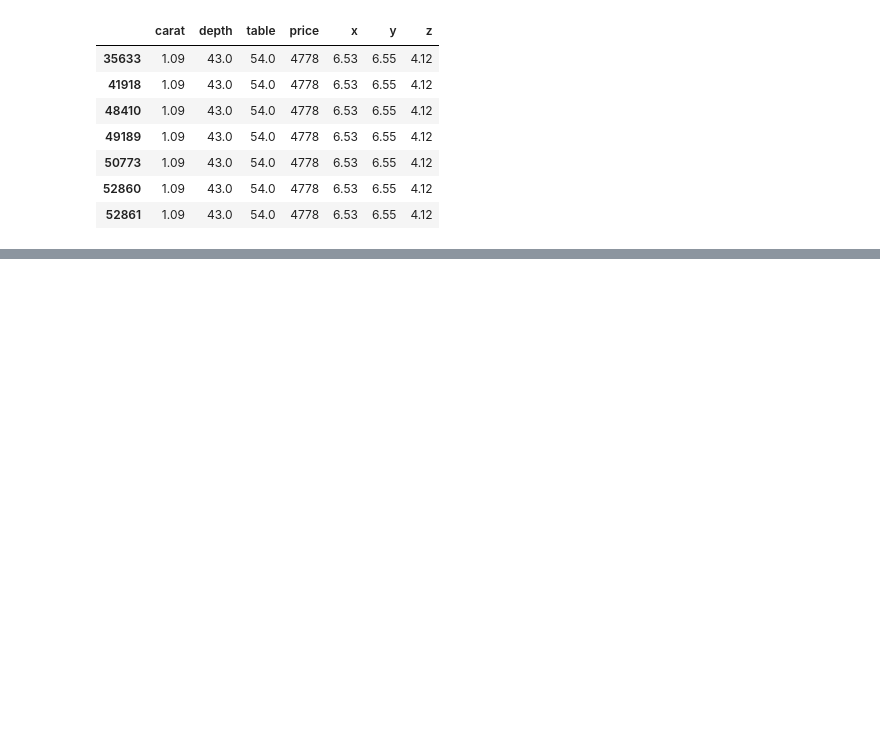
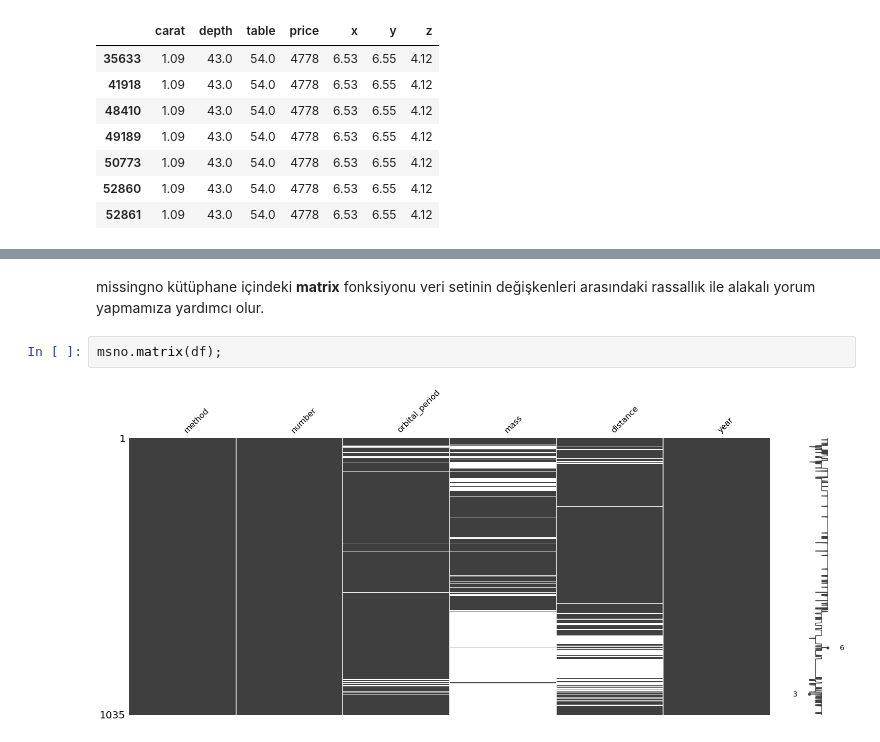
Before and after one commit to eabalta/data_science_notes, a Jupyter notebook: 5 - Veri On Isleme.ipynb, the cells around one changed output, grey strips where cells are left out. Drawn from its saved outputs; the diff is of its cells as text; blank space fills up the shorter version.

```diff
--- a/5 - Veri On Isleme.ipynb
+++ b/5 - Veri On Isleme.ipynb
@@ -362,0 +459,6 @@ df[df_scores < esik_deger]
+# %% [markdown]
+missingno kütüphane içindeki **matrix** fonksiyonu veri setinin değişkenleri arasındaki rassallık ile alakalı yorum yapmamıza yardımcı olur.
+# %%
+msno.matrix(df);
+# %% [output]
+[figure, added]
```
Also changed, not shown: parts of 34 cells of this notebook.
